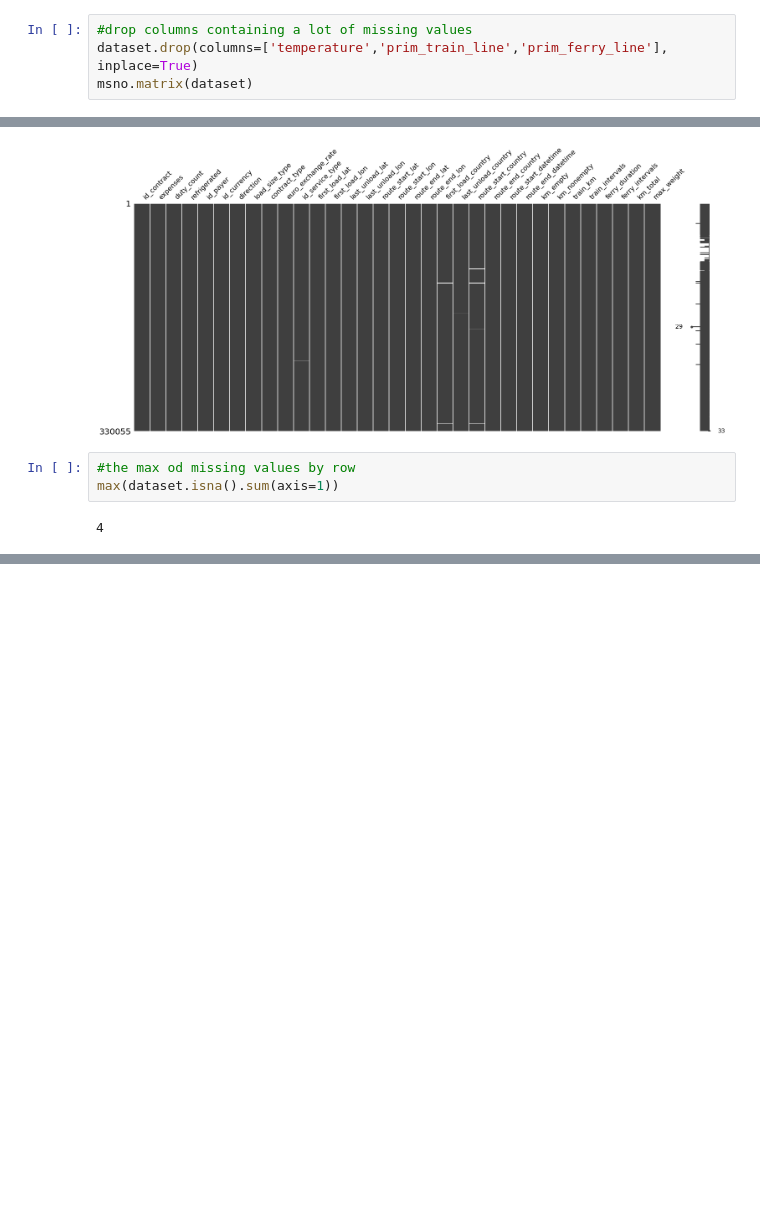
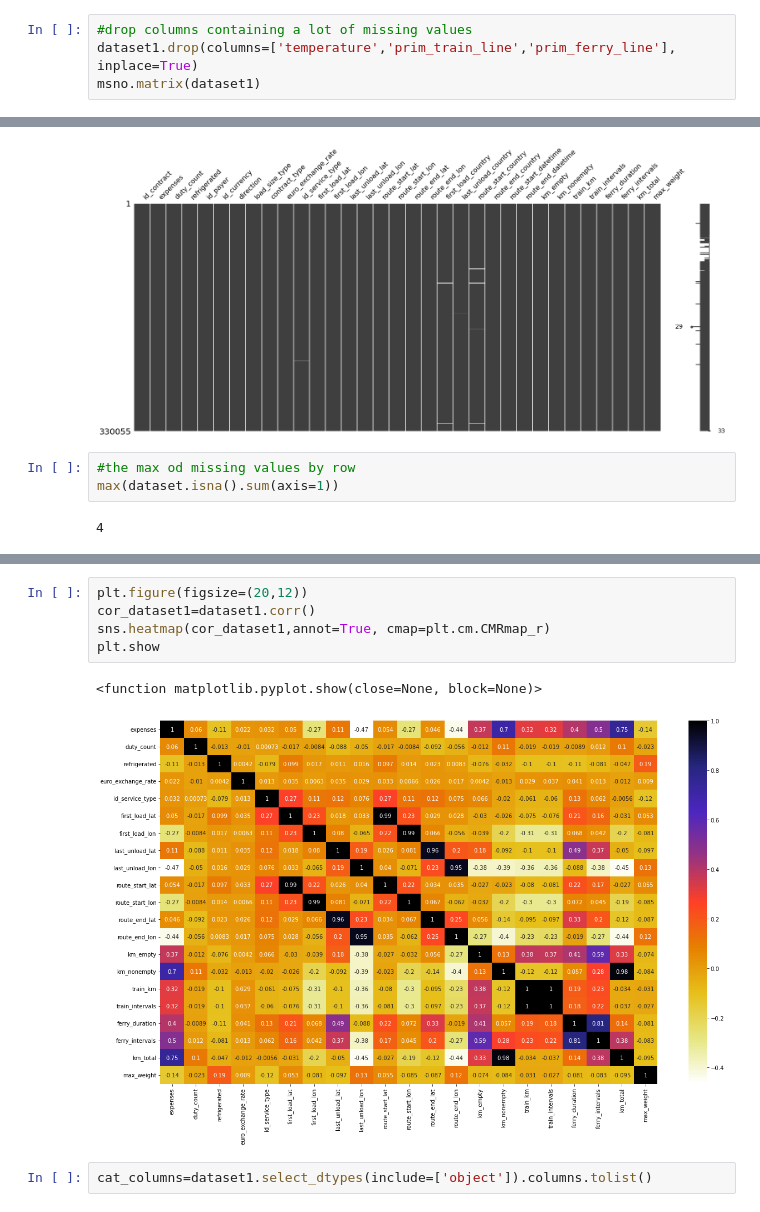
Before and after one commit to MehdiAdd/Predicting-the-Costs-of-Forwarding-Contracts, a Jupyter notebook: Predicting the Costs of Forwarding Contracts.ipynb, the cells around one changed output, grey strips where cells are left out. Cells and saved outputs as stored; diff of their text form; blank space fills up the shorter version.

```diff
--- a/Predicting the Costs of Forwarding Contracts.ipynb
+++ b/Predicting the Costs of Forwarding Contracts.ipynb
@@ -175,8 +176,8 @@ msno.matrix(dataset)
 [figure]
 # %%
 #drop columns containing a lot of missing values
-dataset.drop(columns=['temperature','prim_train_line','prim_ferry_line'], inplace=True)
-msno.matrix(dataset)
+dataset1.drop(columns=['temperature','prim_train_line','prim_ferry_line'], inplace=True)
+msno.matrix(dataset1)
 # %% [output]
 <AxesSubplot:>
 [figure]
@@ -191,2 +192,12 @@ dataset.loc[dataset.isna().sum(axis=1)>1].shape
 # %% [output]
 (1996, 33)
+# %%
+plt.figure(figsize=(20,12))
+cor_dataset1=dataset1.corr()
+sns.heatmap(cor_dataset1,annot=True, cmap=plt.cm.CMRmap_r)
+plt.show
+# %% [output]
+<function matplotlib.pyplot.show(close=None, block=None)>
+[figure, added]
+# %%
+cat_columns=dataset1.select_dtypes(include=['object']).columns.tolist()
```
Also changed, not shown: parts of 7 cells of this notebook.
